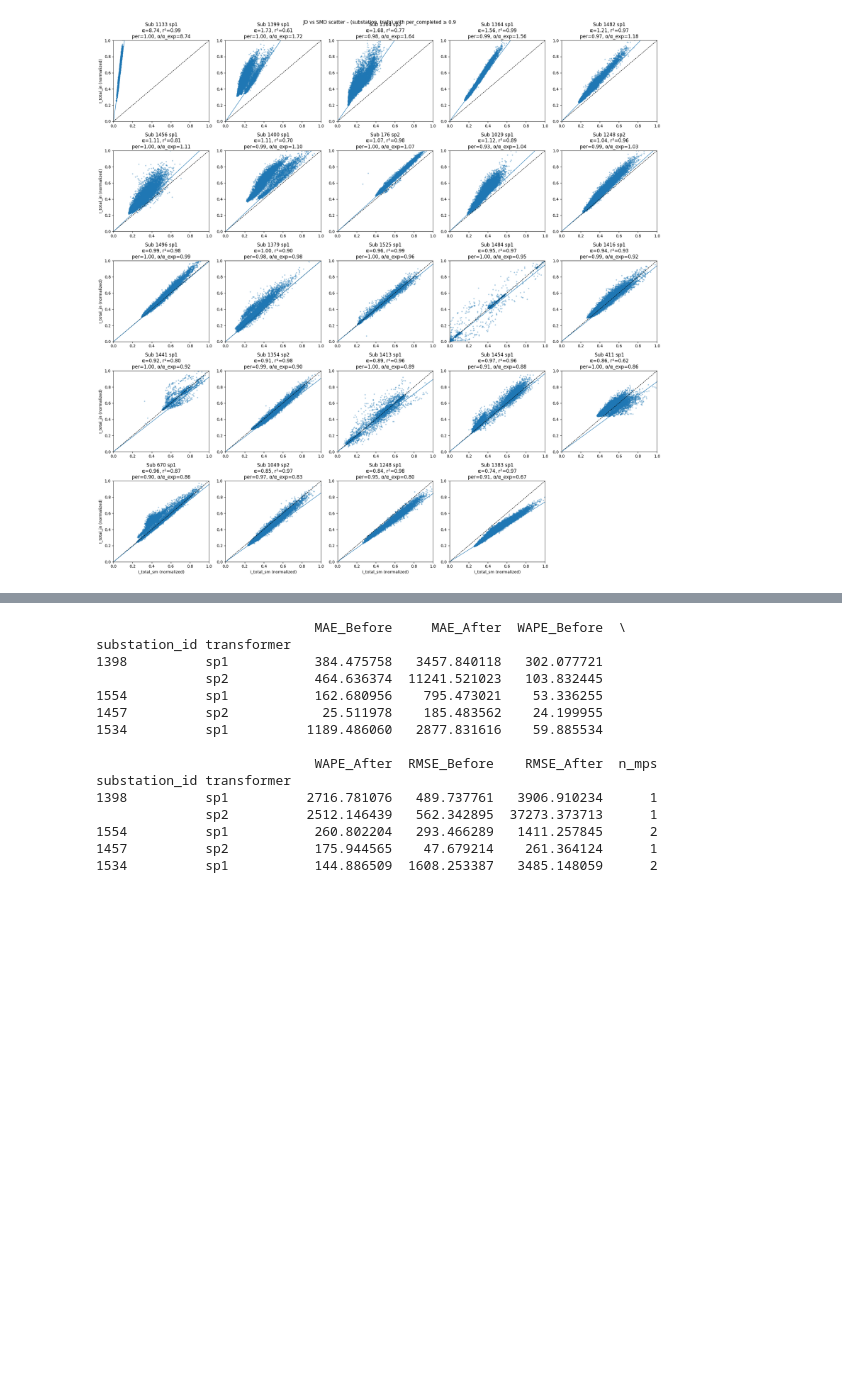
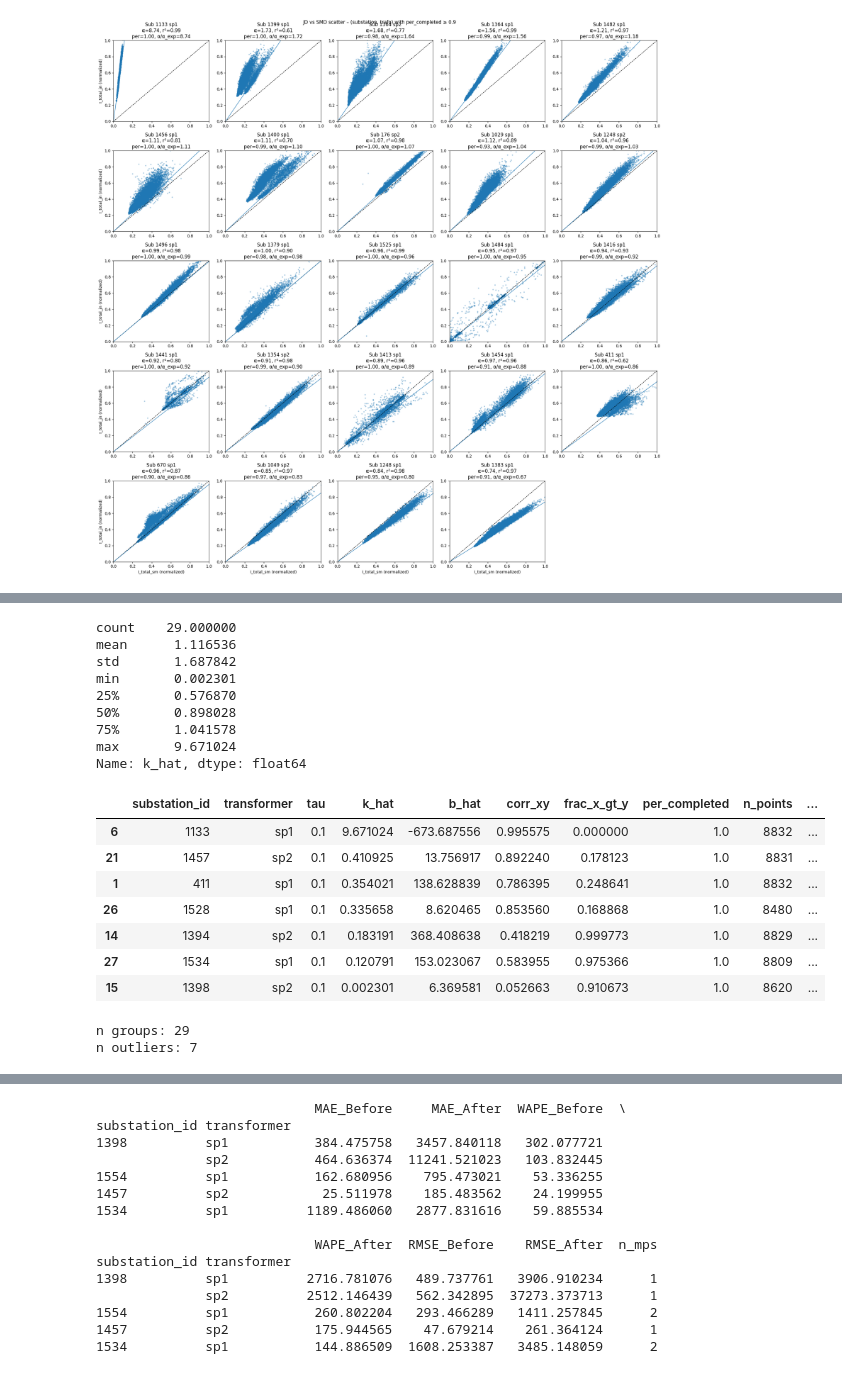
Before and after one commit to MindisBlank/Jasonaq_thesis, a Jupyter notebook: notebooks/ct_ratio_issue.ipynb, the cells around one changed output, grey strips where cells are left out. Cells and saved outputs as stored; diff of their text form; code cells hidden in the pictures; blank space fills up the shorter version.

```diff
--- a/notebooks/ct_ratio_issue.ipynb
+++ b/notebooks/ct_ratio_issue.ipynb
@@ -703,0 +1008,33 @@ plot_scatter_grid(
+# %%
+# distribution + outliers
+display(df_k["k_hat"].describe())
+
+# flag implausible k (tune thresholds)
+k_lo, k_hi = 0.5, 3.0
+outliers = df_k[(df_k["k_hat"] < k_lo) | (df_k["k_hat"] > k_hi)].copy()
+display(outliers.sort_values("k_hat", ascending=False))
+
+print("n groups:", len(df_k))
+print("n outliers:", len(outliers))
+
+# I should look into the bad shape and pysic columns to see if I should tune the values and how they are computed but for now I will countine.
+# %% [output]
+count    29.000000
+mean      1.116536
+std       1.687842
+min       0.002301
+25%       0.576870
+50%       0.898028
+75%       1.041578
+max       9.671024
+Name: k_hat, dtype: float64
+|  | substation_id | transformer | tau | k_hat | b_hat | corr_xy | frac_x_gt_y | per_completed | n_points | ... |
+| 6 | 1133 | sp1 | 0.1 | 9.671024 | -673.687556 | 0.995575 | 0.000000 | 1.0 | 8832 | ... |
+| 21 | 1457 | sp2 | 0.1 | 0.410925 | 13.756917 | 0.892240 | 0.178123 | 1.0 | 8831 | ... |
+| 1 | 411 | sp1 | 0.1 | 0.354021 | 138.628839 | 0.786395 | 0.248641 | 1.0 | 8832 | ... |
+| 26 | 1528 | sp1 | 0.1 | 0.335658 | 8.620465 | 0.853560 | 0.168868 | 1.0 | 8480 | ... |
+| 14 | 1394 | sp2 | 0.1 | 0.183191 | 368.408638 | 0.418219 | 0.999773 | 1.0 | 8829 | ... |
+| 27 | 1534 | sp1 | 0.1 | 0.120791 | 153.023067 | 0.583955 | 0.975366 | 1.0 | 8809 | ... |
+| 15 | 1398 | sp2 | 0.1 | 0.002301 | 6.369581 | 0.052663 | 0.910673 | 1.0 | 8620 | ... |
+n groups: 29
+n outliers: 7
```
Also changed, not shown: parts of 7 cells of this notebook.
